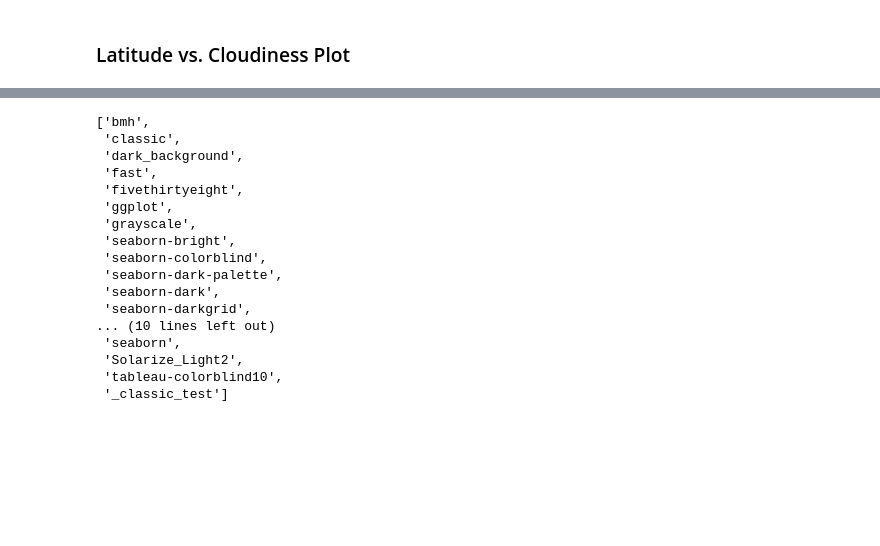
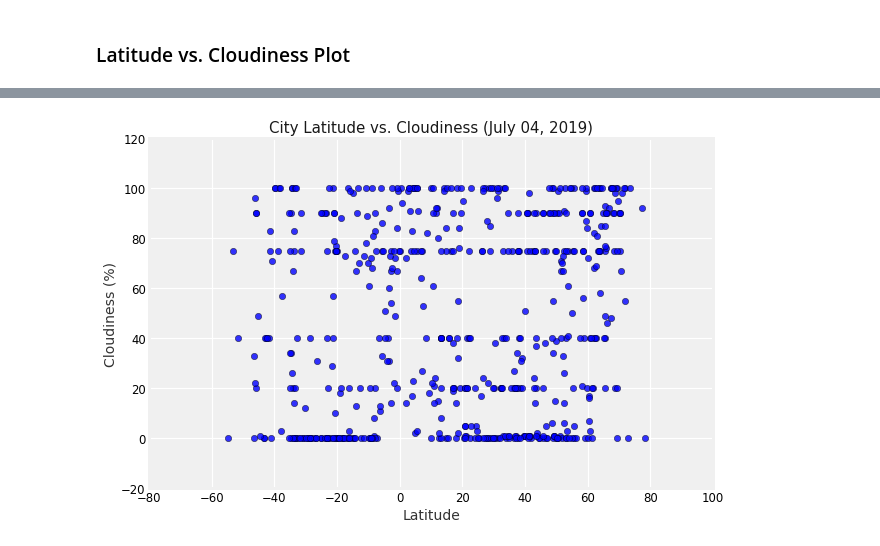
Before and after one commit to pamcuellas/WeatherPyAnalysis, a Jupyter notebook: WeatherPyAnalysis.ipynb, the cells around one changed output, grey strips where cells are left out. Cells and saved outputs as stored; diff of their text form; code cells hidden in the pictures; blank space fills up the shorter version.

```diff
--- a/WeatherPyAnalysis.ipynb
+++ b/WeatherPyAnalysis.ipynb
@@ -282,20 +241,12 @@ plt.show()
-# %%
-plt.style.available
-# %% [output]
-['bmh',
- 'classic',
- 'dark_background',
- 'fast',
- 'fivethirtyeight',
- 'ggplot',
- 'grayscale',
- 'seaborn-bright',
- 'seaborn-colorblind',
- 'seaborn-dark-palette',
- 'seaborn-dark',
- 'seaborn-darkgrid',
-... (10 lines left out)
- 'seaborn',
- 'Solarize_Light2',
- 'tableau-colorblind10',
- '_classic_test']
+# %%
+# Set graph
+set_graph(df_cities["Cloudiness"].tolist(),# y_axis
+          [-20, 120],                      # ylim
+          "City Latitude vs. Cloudiness",  # Title
+          "Cloudiness (%)",                # yLabel
+          "CityLatitude_vs_Cloudiness.png")# image_file_name
+
+# Show the Figure
+plt.show()
+# %% [output]
+[figure, added]
```
Also changed, not shown: parts of 17 cells of this notebook, 7 other files.
